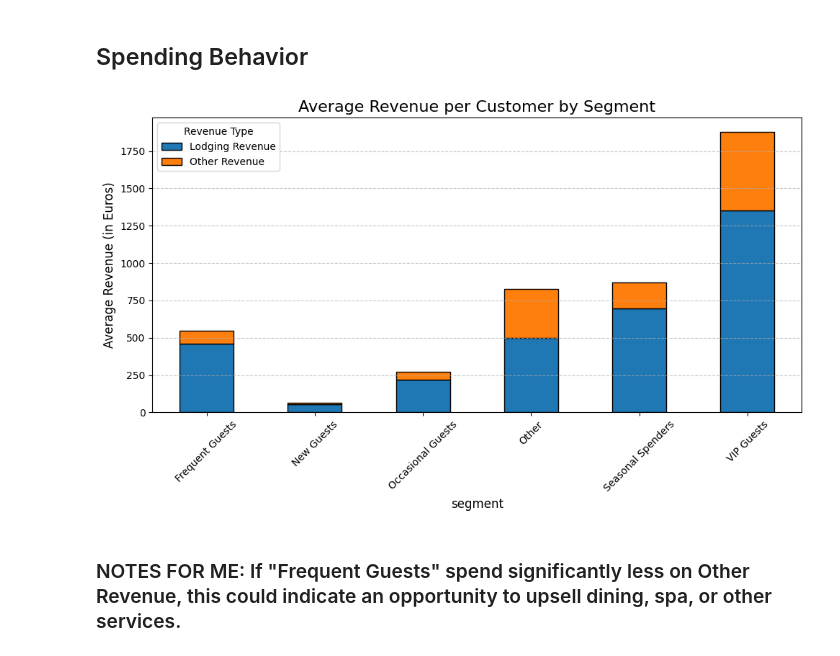
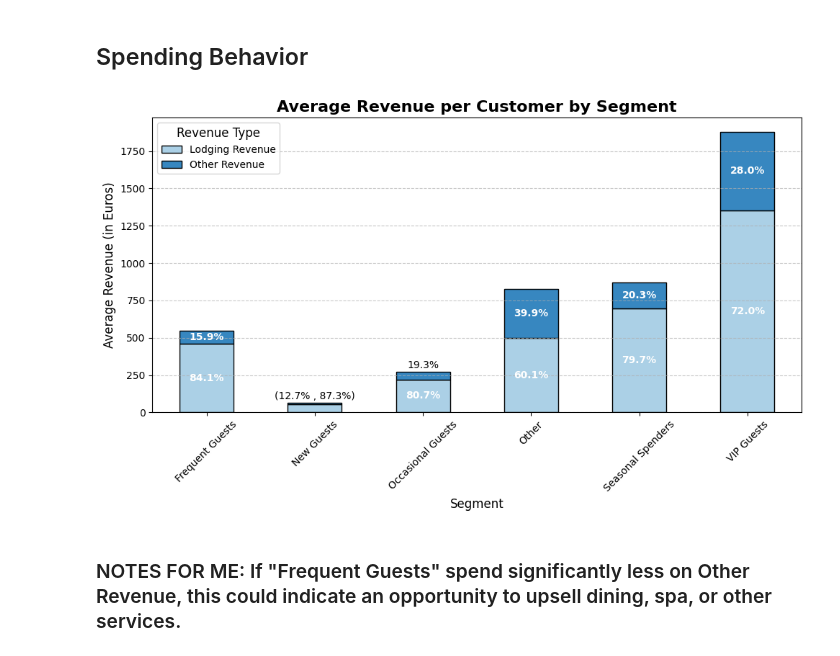
Before and after one commit to charJin/hotel-analysis, a Jupyter notebook: Notebooks/analysis.ipynb, the cells around one changed output. Drawn from its saved outputs; the diff is of its cells as text; code cells hidden in the pictures.

```diff
--- a/Notebooks/analysis.ipynb
+++ b/Notebooks/analysis.ipynb
@@ -426,30 +426,66 @@ not yet performed
 # %%
 hotel_df = hotel_df.merge(rfm[['id', 'segment']], on='id', how='left')
 
 customer_counts = hotel_df['segment'].value_counts()
 # Normalize revenue by dividing by customer count
 segment_revenue['customers'] = customer_counts
 segment_revenue['avg_lodging_revenue'] = segment_revenue['lodging_revenue'] / segment_revenue['customers']
 segment_revenue['avg_other_revenue'] = segment_revenue['other_revenue'] / segment_revenue['customers']
 
-segment_revenue[['avg_lodging_revenue', 'avg_other_revenue']].plot(
+# Percentages
+total_revenue = segment_revenue['avg_lodging_revenue'] + segment_revenue['avg_other_revenue']
+lodging_percentage = (segment_revenue['avg_lodging_revenue'] / total_revenue) * 100
+other_percentage = (segment_revenue['avg_other_revenue'] / total_revenue) * 100
+
+# Absolute value threshold for annotations
+value_threshold = 70
+bar_spacing = 8
+
+color_palette = sns.color_palette("Blues", n_colors=2)
+
+ax = segment_revenue[['avg_lodging_revenue', 'avg_other_revenue']].plot(
     kind='bar',
     stacked=True,
     figsize=(10, 6),
-    color=['#1f77b4', '#ff7f0e'],
+    color=color_palette,
     edgecolor='black'
 )
 
-plt.title('Average Revenue per Customer by Segment', fontsize=16)
-plt.xlabel('segment', fontsize=12)
+# Percentage annotation
+for i, (lodging_value, other_value, lodging, other) in enumerate(zip(
+    segment_revenue['avg_lodging_revenue'], segment_revenue['avg_other_revenue'],
+    lodging_percentage, other_percentage
+)):
+    # Total bar height
+    total_height = lodging_value + other_value
+
+    if lodging_value >= value_threshold:
+        ax.text(i, lodging_value / 2,  # Inside the bar
+                f'{lodging:.1f}%', ha='center', va='center', color='white', fontsize=10, fontweight='bold')
+
+    if lodging_value < value_threshold and other_value < value_threshold:
+        ax.text(i, total_height + bar_spacing,  # Extra spacing for small bars
+                f'({other:.1f}% , {lodging:.1f}%)', ha='center', va='bottom', color='black', fontsize=10)
+    elif other_value >= value_threshold:
+        ax.text(i, lodging_value + (other_value / 2),  # Inside the bar
+                f'{other:.1f}%', ha='center', va='center', color='white', fontsize=10, fontweight='bold')
+    else:
+        # Place outside with standard spacing
+        ax.text(i, total_height + bar_spacing,
+                f'{other:.1f}%', ha='center', va='bottom', color='black', fontsize=10)
+
+
+
+plt.title('Average Revenue per Customer by Segment', fontsize=16, weight='bold')
+plt.xlabel('Segment', fontsize=12)
 plt.ylabel('Average Revenue (in Euros)', fontsize=12)
 plt.xticks(rotation=45, fontsize=10)
-plt.legend(title='Revenue Type', labels=['Lodging Revenue', 'Other Revenue'])
+plt.legend(title='Revenue Type', labels=['Lodging Revenue', 'Other Revenue'], fontsize=10, title_fontsize=12)
 plt.grid(axis='y', linestyle='--', alpha=0.7)
 plt.tight_layout()
 plt.show()
 # %% [output]
-[figure, old version]
+[figure, new version]
 # %% [markdown]
 ### NOTES FOR ME: If "Frequent Guests" spend significantly less on Other Revenue, this could indicate an opportunity to upsell dining, spa, or other services.
 # %% [markdown]
```
Also changed, not shown: parts of 5 cells of this notebook.
